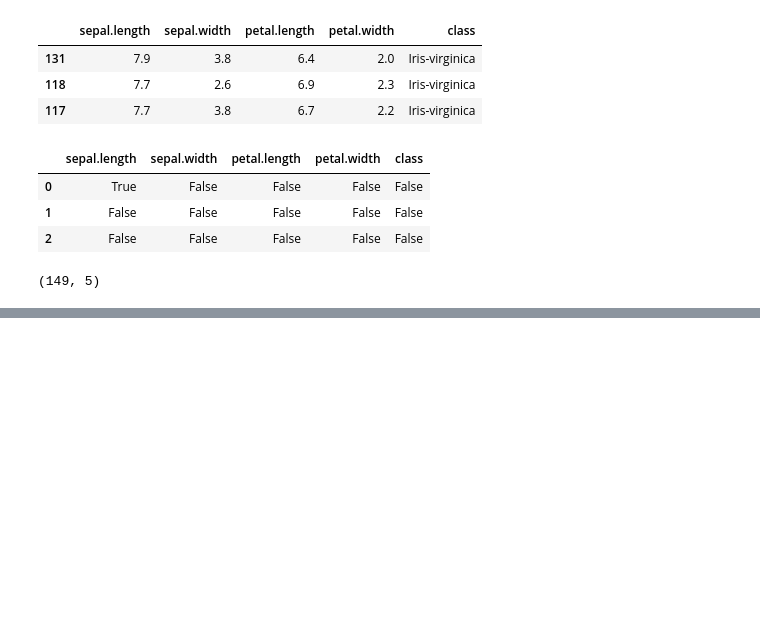
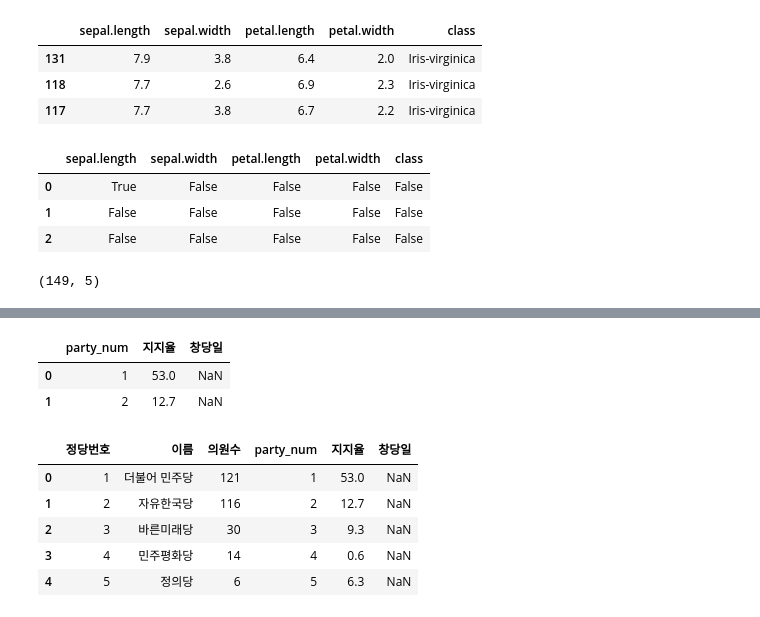
Before and after one commit to Hyunfor/2023_HNU_PythonClass, a Jupyter notebook: 23_05_02_~_데이터사이언스_파이썬_수업_9(8장)_~_10_(_9장_완,_10장_진행,_11장_진행).ipynb, the cells around one changed output, grey strips where cells are left out. Saved outputs shown, nothing was run; the diff lists cells and outputs as text; code cells hidden in the pictures; blank space fills up the shorter version.

```diff
--- a/23_05_02_~_데이터사이언스_파이썬_수업_9(8장)_~_10_(_9장_완,_10장_진행,_11장_진행).ipynb
+++ b/23_05_02_~_데이터사이언스_파이썬_수업_9(8장)_~_10_(_9장_완,_10장_진행,_11장_진행).ipynb
@@ -708,0 +733,4 @@ m_dfi
+# %%
+m_df1_dict = {'정당번호': [1, 2, 3, 4, 5, 6], '이름': ['더불어 민주당', '자유한국당', '바른미래당', '민주평화당', '정의당', '대한애국당'], '의원수': [121, 116, 30, 14, 6, 1]}
+m_df1 = pd.DataFrame(m_df1_dict, columns=['정당번호', '이름', '의원수'])
+m_df1
@@ -708,0 +745,4 @@ m_dfi
+# %%
+m_df2_dict = {'정당번호': [1, 2, 3, 4, 5], '지지율': [53, 12.7, 9.3, 0.6, 6.3], '의원수': ['2014-03-26','2000-03-26','2010-03-26','2004-03-26','2001-03-26']}
+m_df2 = pd.DataFrame(m_df2_dict, columns=['정당번호', '지지율', '창당일'])
+m_df2
@@ -708,0 +765,16 @@ m_dfi
+# %%
+m_df2.columns = {'party_num', '지지율', '창당일'}
+m_df2.head(2)
+# %% [output]
+|  | party_num | 지지율 | 창당일 |
+| 0 | 1 | 53.0 | NaN |
+| 1 | 2 | 12.7 | NaN |
+# %%
+pd.merge(m_df1, m_df2, left_on="정당번호", right_on="party_num")
+# %% [output]
+|  | 정당번호 | 이름 | 의원수 | party_num | 지지율 | 창당일 |
+| 0 | 1 | 더불어 민주당 | 121 | 1 | 53.0 | NaN |
+| 1 | 2 | 자유한국당 | 116 | 2 | 12.7 | NaN |
+| 2 | 3 | 바른미래당 | 30 | 3 | 9.3 | NaN |
+| 3 | 4 | 민주평화당 | 14 | 4 | 0.6 | NaN |
+| 4 | 5 | 정의당 | 6 | 5 | 6.3 | NaN |
```
Also changed, not shown: parts of 8 cells of this notebook.
